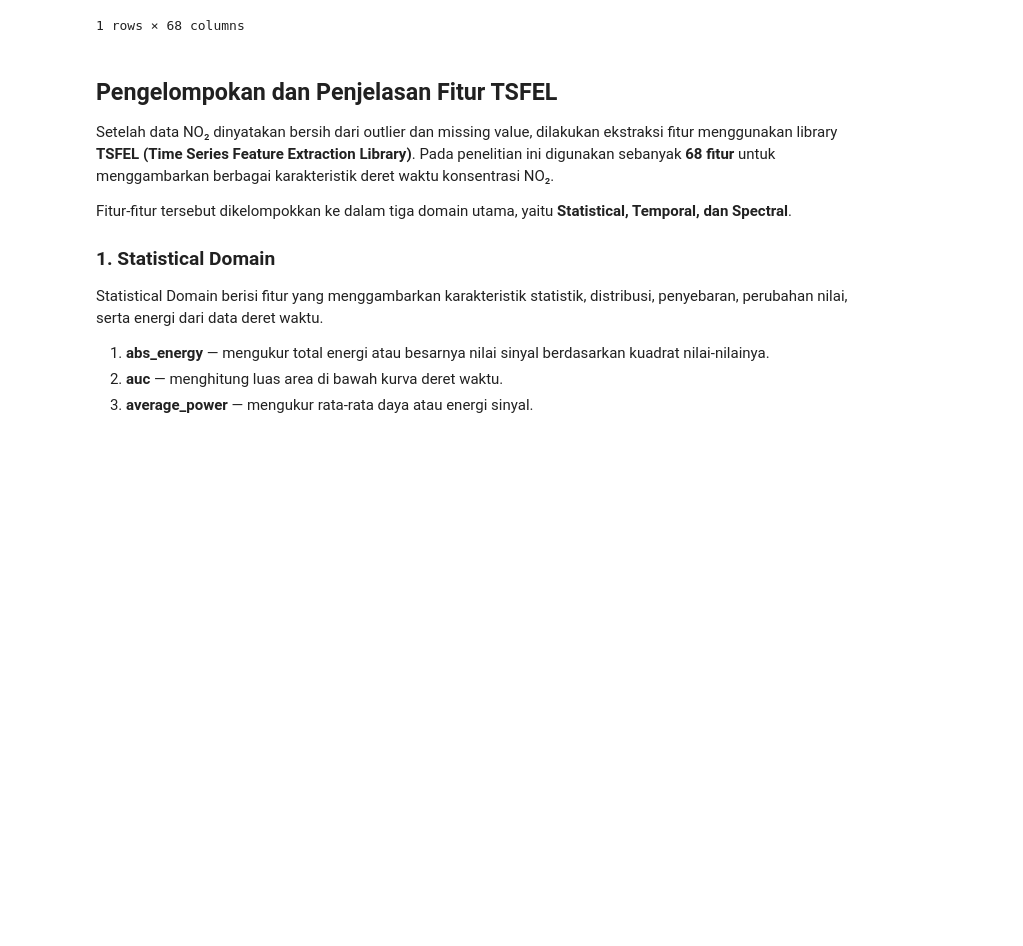
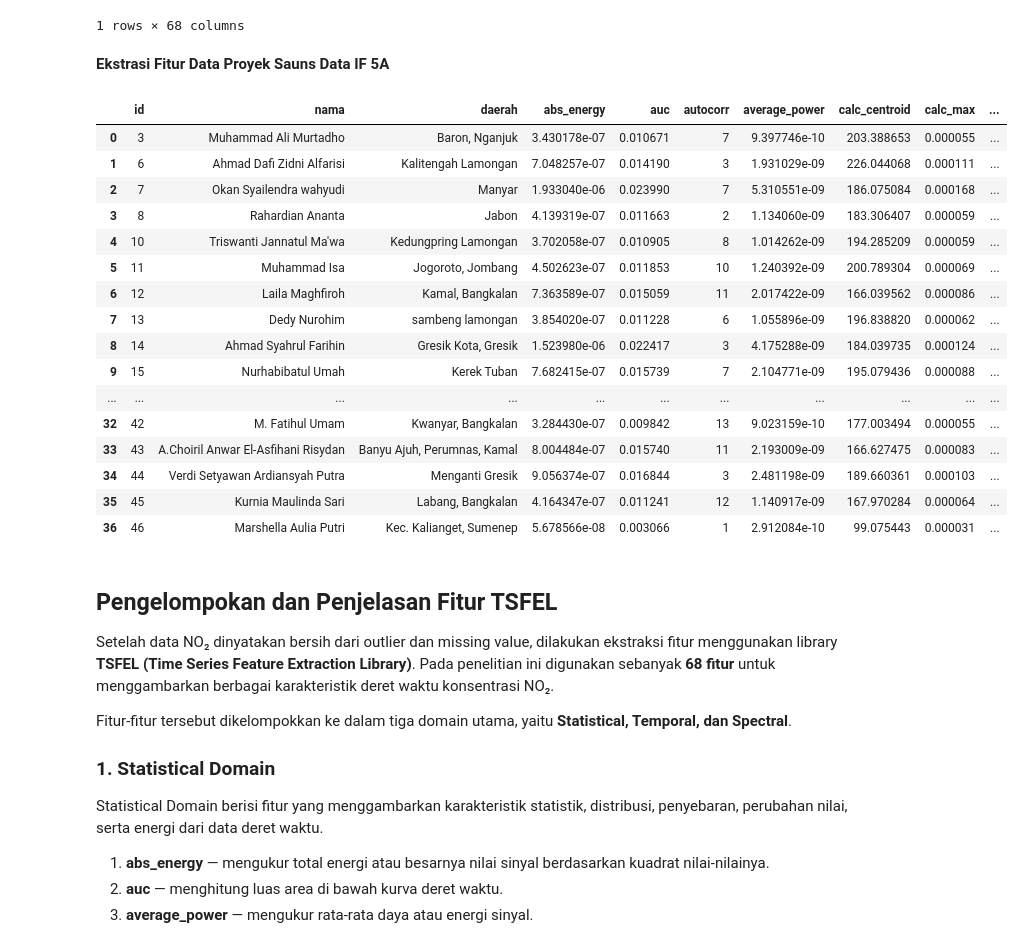
Before and after one commit to lailaahfr/PSD, a Jupyter notebook: _build/jupyter_execute/Bangkalan/ekstrasi-fitur.ipynb, the cells around one changed output. Saved outputs shown, nothing was run; the diff lists cells and outputs as text; code cells hidden in the pictures; blank space fills up the shorter version.

Commit message:
ekstasi-fitur

```diff
--- a/_build/jupyter_execute/Bangkalan/ekstrasi-fitur.ipynb
+++ b/_build/jupyter_execute/Bangkalan/ekstrasi-fitur.ipynb
@@ -329,6 +329,36 @@ df.head(5)
 |  | abs_energy | auc | autocorr | average_power | calc_centroid | calc_max | calc_mean | calc_median | ... |
 | 0 | 7.363589e-07 | 0.015059 | 11.0 | 2.017422e-09 | 166.039562 | 0.000086 | 0.000041 | 0.000041 | ... |
 1 rows × 68 columns
+# %% [markdown]
+**Ekstrasi Fitur Data Proyek Sauns Data IF 5A**
+# %%
+import pandas as pd
+
+pd.set_option('display.max_rows', None)
+pd.set_option('display.max_columns', None)
+
+df = pd.read_csv(r"\project\PSD\data\ekstraksi_fitur_no2_psd-a.csv")
+
+# Menampilkan seluruh isi tabel
+display(df)
+# %% [output]
+|  | id | nama | daerah | abs_energy | auc | autocorr | average_power | calc_centroid | calc_max | ... |
+| 0 | 3 | Muhammad Ali Murtadho | Baron, Nganjuk | 3.430178e-07 | 0.010671 | 7 | 9.397746e-10 | 203.388653 | 0.000055 | ... |
+| 1 | 6 | Ahmad Dafi Zidni Alfarisi | Kalitengah Lamongan | 7.048257e-07 | 0.014190 | 3 | 1.931029e-09 | 226.044068 | 0.000111 | ... |
+| 2 | 7 | Okan Syailendra wahyudi | Manyar | 1.933040e-06 | 0.023990 | 7 | 5.310551e-09 | 186.075084 | 0.000168 | ... |
+| 3 | 8 | Rahardian Ananta | Jabon | 4.139319e-07 | 0.011663 | 2 | 1.134060e-09 | 183.306407 | 0.000059 | ... |
+| 4 | 10 | Triswanti Jannatul Ma'wa | Kedungpring Lamongan | 3.702058e-07 | 0.010905 | 8 | 1.014262e-09 | 194.285209 | 0.000059 | ... |
+| 5 | 11 | Muhammad Isa | Jogoroto, Jombang | 4.502623e-07 | 0.011853 | 10 | 1.240392e-09 | 200.789304 | 0.000069 | ... |
+| 6 | 12 | Laila Maghfiroh | Kamal, Bangkalan | 7.363589e-07 | 0.015059 | 11 | 2.017422e-09 | 166.039562 | 0.000086 | ... |
+| 7 | 13 | Dedy Nurohim | sambeng lamongan | 3.854020e-07 | 0.011228 | 6 | 1.055896e-09 | 196.838820 | 0.000062 | ... |
+| 8 | 14 | Ahmad Syahrul Farihin | Gresik Kota, Gresik | 1.523980e-06 | 0.022417 | 3 | 4.175288e-09 | 184.039735 | 0.000124 | ... |
+| 9 | 15 | Nurhabibatul Umah | Kerek Tuban | 7.682415e-07 | 0.015739 | 7 | 2.104771e-09 | 195.079436 | 0.000088 | ... |
+| ... | ... | ... | ... | ... | ... | ... | ... | ... | ... | ... |
+| 32 | 42 | M. Fatihul Umam | Kwanyar, Bangkalan | 3.284430e-07 | 0.009842 | 13 | 9.023159e-10 | 177.003494 | 0.000055 | ... |
+| 33 | 43 | A.Choiril Anwar El-Asfihani Risydan | Banyu Ajuh, Perumnas, Kamal | 8.004484e-07 | 0.015740 | 11 | 2.193009e-09 | 166.627475 | 0.000083 | ... |
+| 34 | 44 | Verdi Setyawan Ardiansyah Putra | Menganti Gresik | 9.056374e-07 | 0.016844 | 3 | 2.481198e-09 | 189.660361 | 0.000103 | ... |
+| 35 | 45 | Kurnia Maulinda Sari | Labang, Bangkalan | 4.164347e-07 | 0.011241 | 12 | 1.140917e-09 | 167.970284 | 0.000064 | ... |
+| 36 | 46 | Marshella Aulia Putri | Kec. Kalianget, Sumenep | 5.678566e-08 | 0.003066 | 1 | 2.912084e-10 | 99.075443 | 0.000031 | ... |
 # %% [markdown]
 ## Pengelompokan dan Penjelasan Fitur TSFEL
 
```
Also changed, not shown: parts of 1 cell of this notebook, 4 other files.
